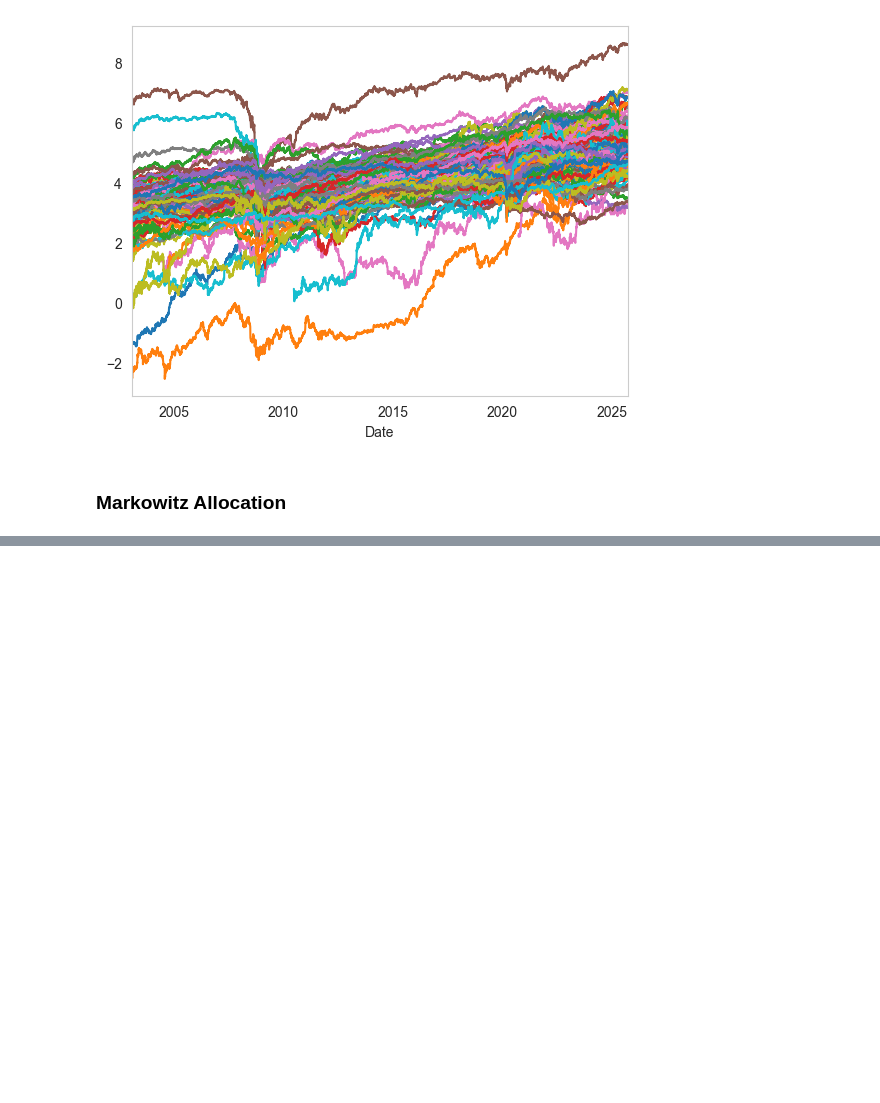
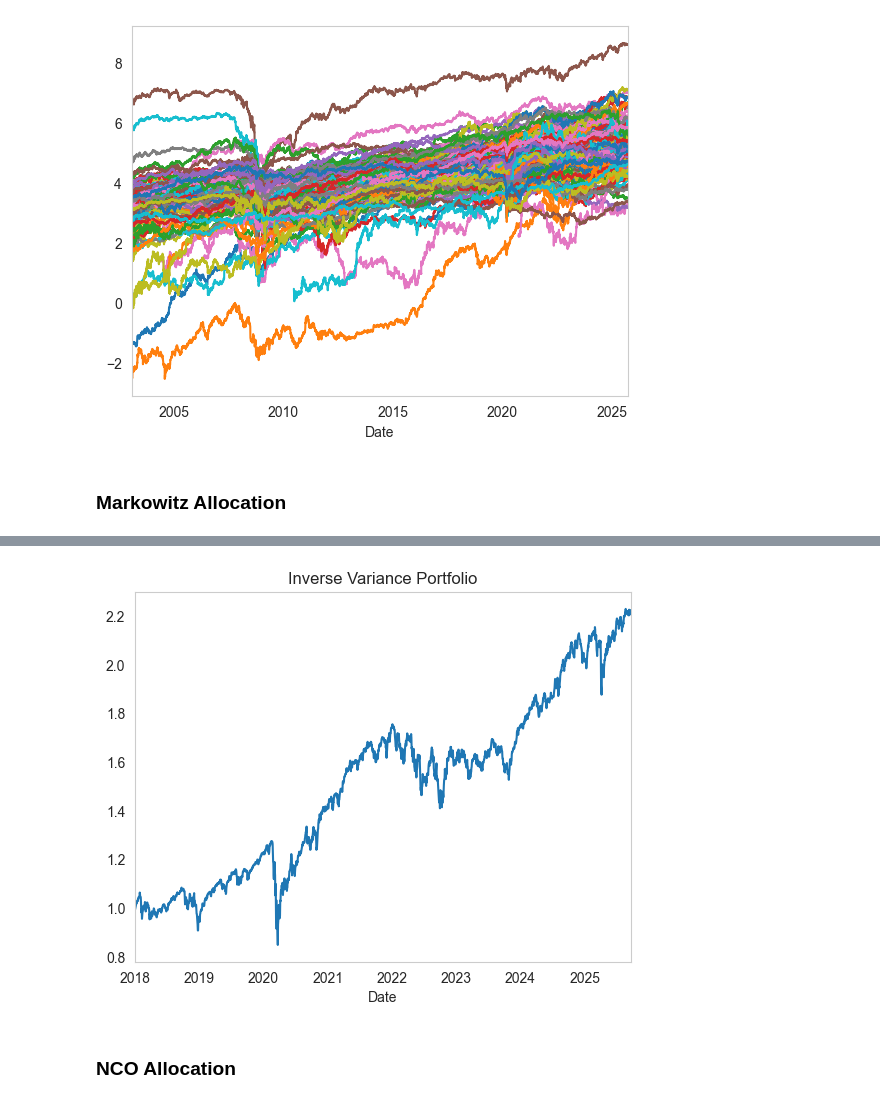
Before and after one commit to Tommylee1013/nco-research, a Jupyter notebook: empirical/SP100.ipynb, the cells around one changed output, grey strips where cells are left out. Cells and saved outputs as stored; diff of their text form; code cells hidden in the pictures; blank space fills up the shorter version.

```diff
--- a/empirical/SP100.ipynb
+++ b/empirical/SP100.ipynb
@@ -136,0 +349,11 @@ weights_df = rolling_min_var(weekly_ret, lookback=52, hold=4)
+# %%
+ivp_weight = rolling_ivp(weekly_ret, lookback_days=252, fillna_zero=False)
+# %%
+(1 + (ivp_weight * weekly_ret).sum(axis = 1)).cumprod().loc['2018':].plot()
+plt.grid(False)
+plt.title('Inverse Variance Portfolio')
+plt.show()
+# %% [output]
+[figure, added]
+# %% [markdown]
+### NCO Allocation
```
Also changed, not shown: parts of 25 cells of this notebook, 1 other file.
